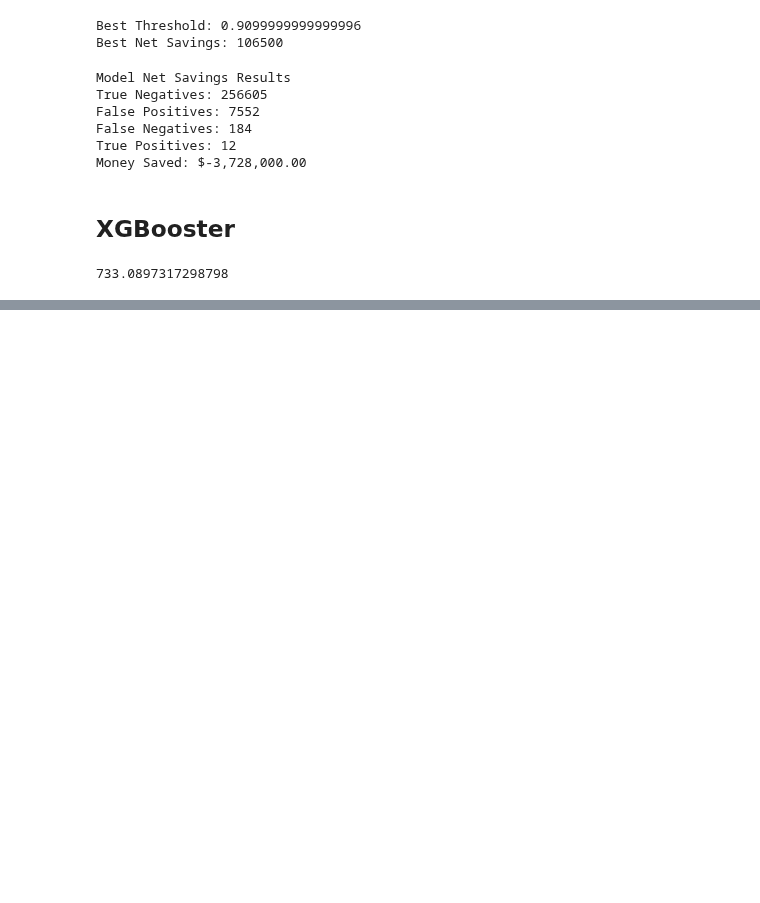
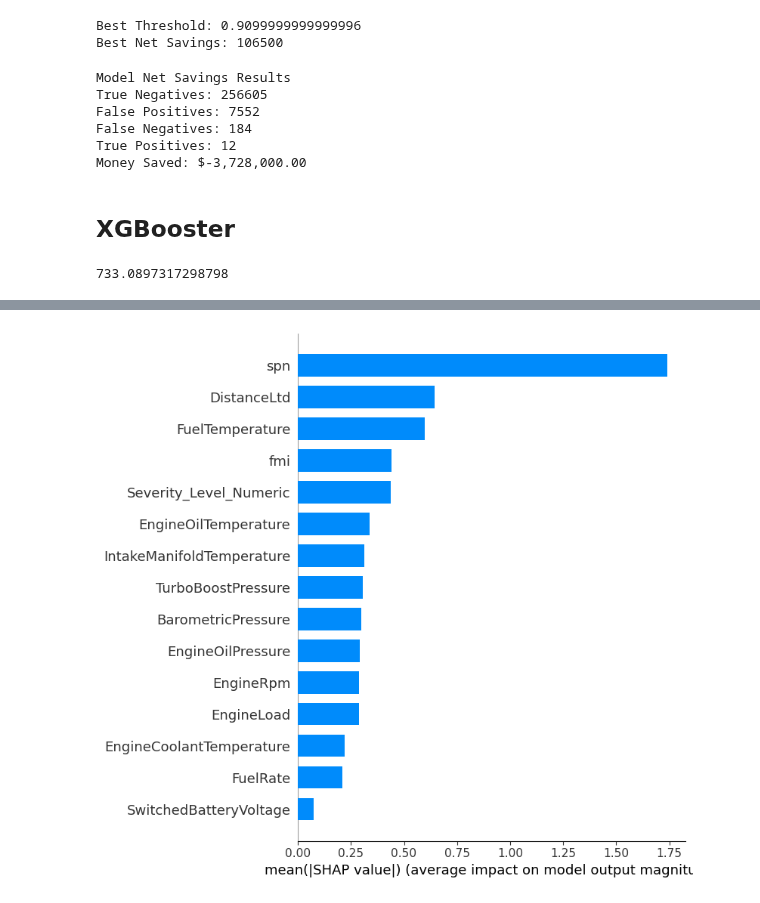
Before and after one commit to nss-data-science-cohort-9/big-g-label_free, a Jupyter notebook: notebooks/josh_data_exploration.ipynb, the cells around one changed output, grey strips where cells are left out. Saved outputs shown, nothing was run; the diff lists cells and outputs as text; code cells hidden in the pictures; blank space fills up the shorter version.

```diff
--- a/notebooks/josh_data_exploration.ipynb
+++ b/notebooks/josh_data_exploration.ipynb
@@ -749,0 +790,9 @@ Money Saved: $127,000.00
+# %%
+shap.summary_plot(
+    shap_values,
+    X_test_scaled,
+    feature_names=features,
+    plot_type="bar"
+)
+# %% [output]
+[figure, added]
```
Also changed, not shown: parts of 12 cells of this notebook.
